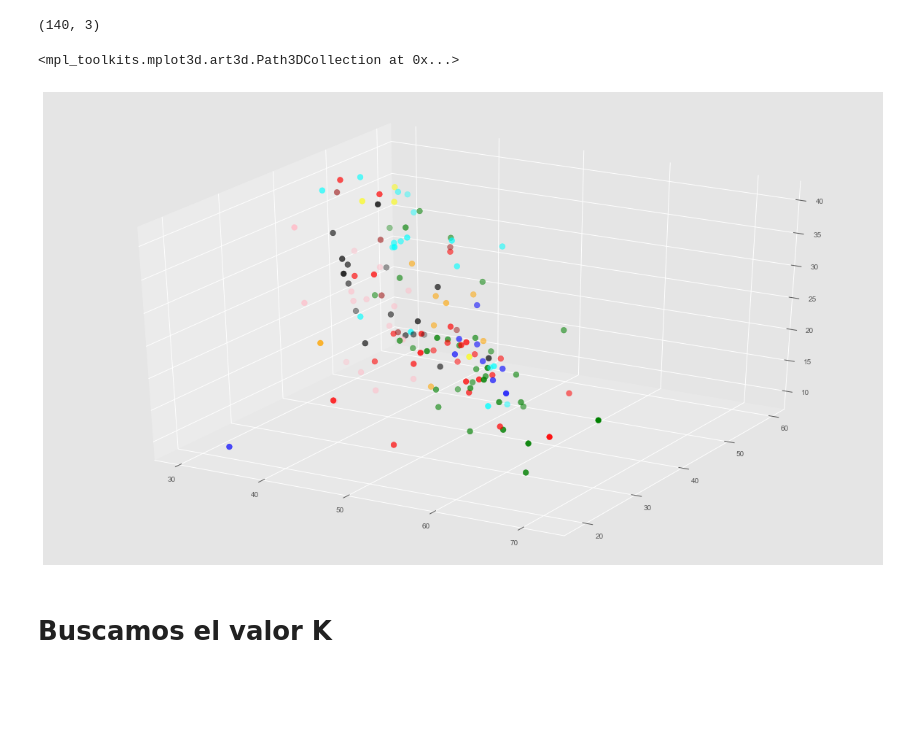
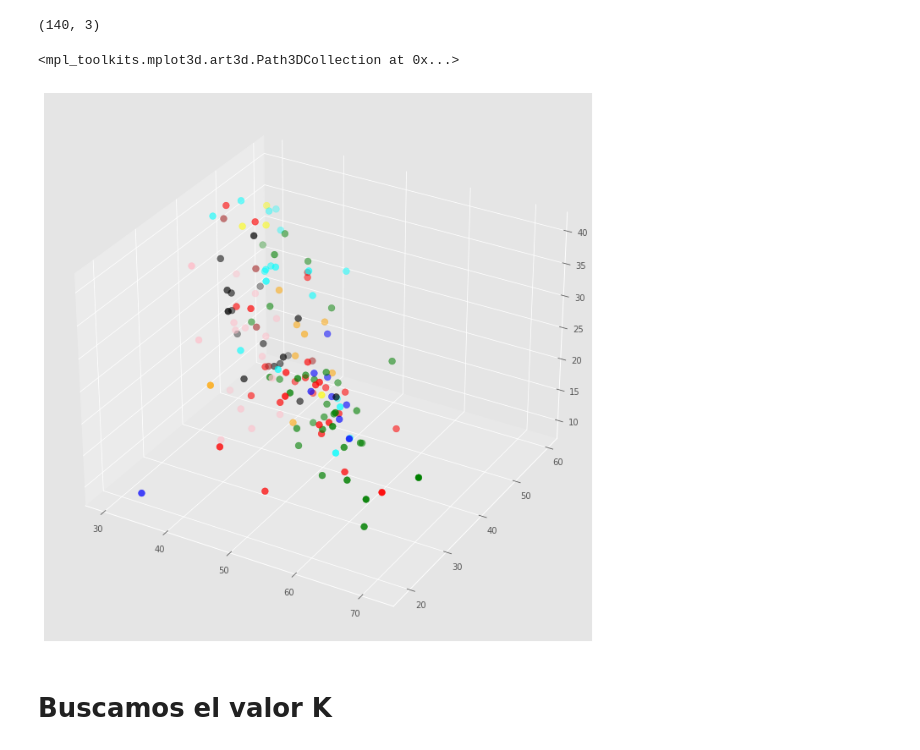
Before and after one commit to Ranma84/machine-learning, a Jupyter notebook: Ejercicio_K_Means.ipynb, the cells around one changed output. Drawn from its saved outputs; the diff is of its cells as text; code cells hidden in the pictures; blank space fills up the shorter version.

```diff
--- a/Ejercicio_K_Means.ipynb
+++ b/Ejercicio_K_Means.ipynb
@@ -77,16 +77,17 @@ X.shape
 (140, 3)
 # %%
 fig = plt.figure()
-ax = Axes3D(fig)
+ax = Axes3D(fig,auto_add_to_figure=False)
+fig.add_axes(ax)
 colores=['blue','red','green','blue','cyan','yellow','orange','black','pink','brown','purple']
 #NOTA: asignamos la posición cero del array repetida pues las categorias comienzan en id 1.
 asignar=[]
 for row in y:
     asignar.append(colores[row])
 ax.scatter(X[:, 0], X[:, 1], X[:, 2], c=asignar,s=60)
 # %% [output]
 <mpl_toolkits.mplot3d.art3d.Path3DCollection at 0x...>
-[figure, old version]
+[figure, new version]
 # %% [markdown]
 # Buscamos el valor K
 # %%
```
Also changed, not shown: parts of 13 cells of this notebook, 12 other files.
